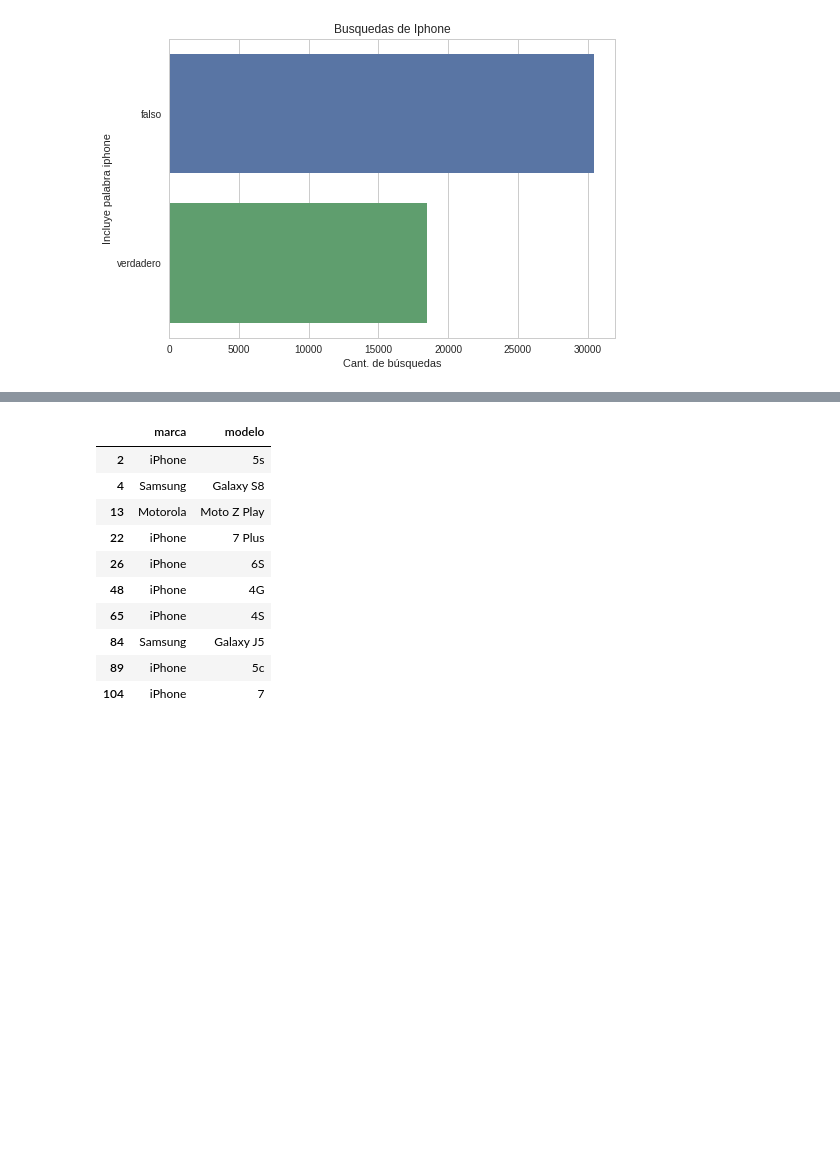
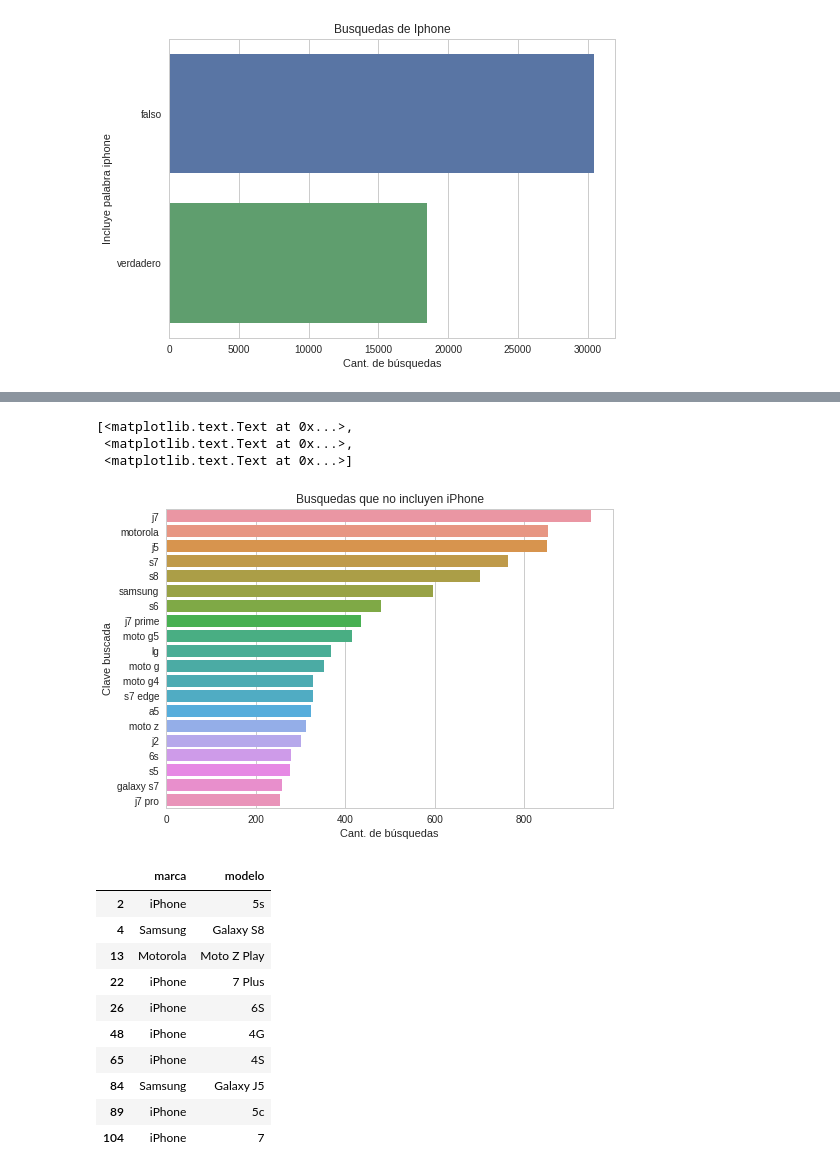
Before and after one commit to btusca/7506, a Jupyter notebook: TP2018/TP 1.ipynb, the cells around one changed output, grey strips where cells are left out. Cells and saved outputs as stored; diff of their text form; code cells hidden in the pictures; blank space fills up the shorter version.

Commit message:
Gráfico de búsquedas que no incluyen la palabra iPhone y algunos extras no explotados

```diff
--- a/TP2018/TP 1.ipynb
+++ b/TP2018/TP 1.ipynb
@@ -273,5 +273,9 @@ plotBusquedaIphone.set(title="Busquedas de Iphone",xlabel="Cant. de búsquedas",
 [figure]
 # %%
 #De las búsquedas que no son iPhone veamos cuales son las más frecuentes:
-eventos.loc[eventos['search_term'].str.contains('iphone') == False, 'search_term'].value_counts().head(20)
+busquedaNoIncluyeIphone = eventos.loc[eventos['search_term'].str.contains('iphone') == False, 'search_term'].value_counts().to_frame('cantidad')
+busquedaNoIncluyeIphone = busquedaNoIncluyeIphone.loc[busquedaNoIncluyeIphone['cantidad'] >= 50,'cantidad'].to_frame()
+busquedaNoIncluyeIphone = busquedaNoIncluyeIphone.reset_index()
+busquedaNoIncluyeIphone.rename(index=str, columns={'index': "busqueda"},inplace=True)
+busquedaNoIncluyeIphone.head(30)
 # %% [output]
@@ -294,0 +299,9 @@ Name: search_term, dtype: int64
+# %%
+#Claves buscadas que no incluyen la palabra iPhone
+plotBusquedaNoIphone = sns.barplot(x=busquedaNoIncluyeIphone['cantidad'],y=busquedaNoIncluyeIphone['busqueda'].head(20),orient='horizontal')
+plotBusquedaNoIphone.set(title="Busquedas que no incluyen iPhone",xlabel="Cant. de búsquedas",ylabel="Clave buscada")
+# %% [output]
+[<matplotlib.text.Text at 0x...>,
+ <matplotlib.text.Text at 0x...>,
+ <matplotlib.text.Text at 0x...>]
+[figure, added]
```
Also changed, not shown: parts of 7 cells of this notebook.
